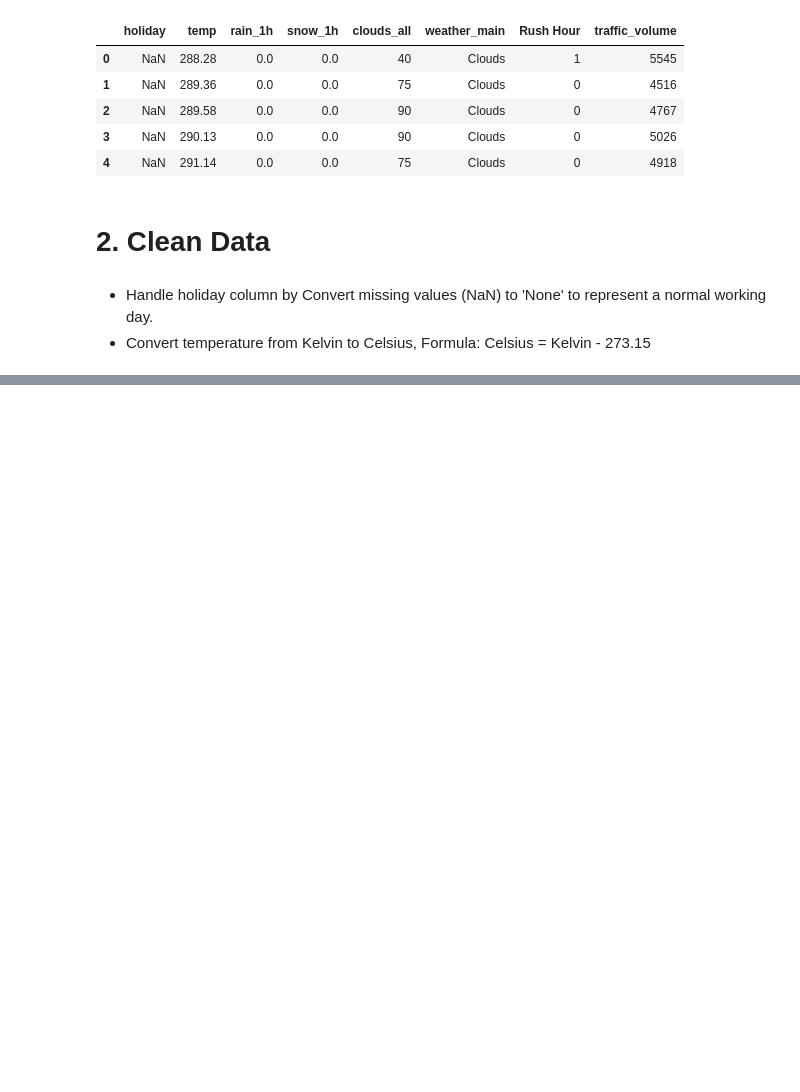
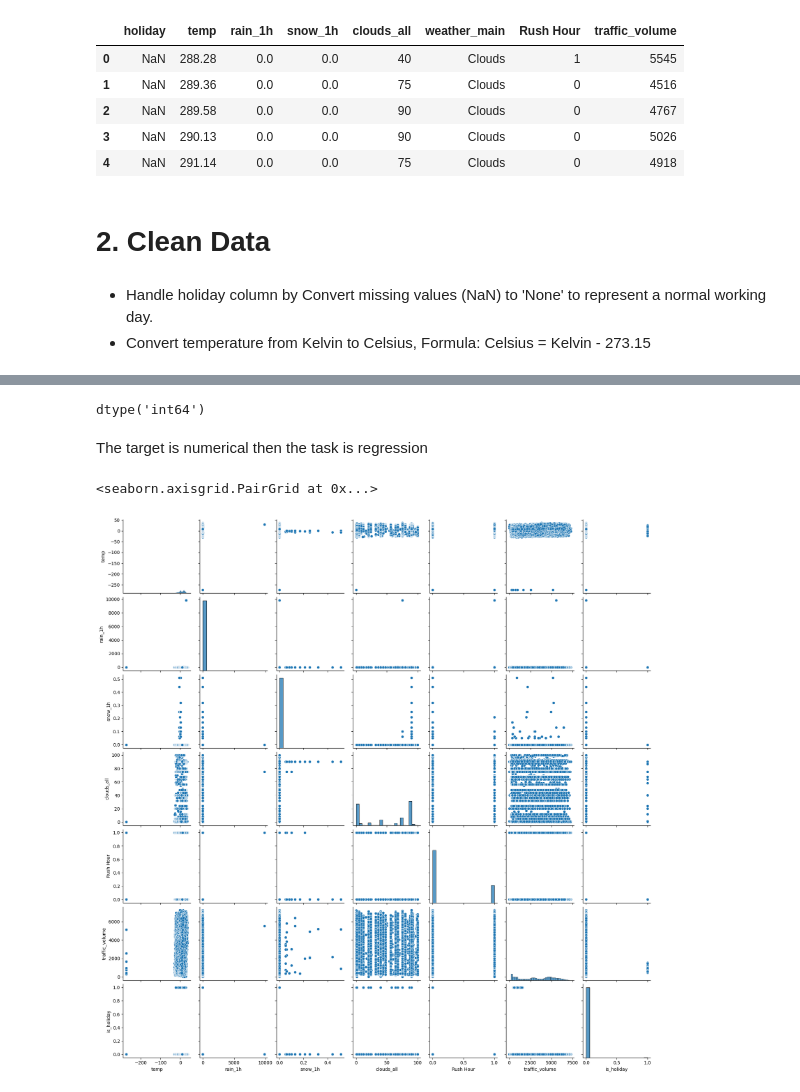
Before and after one commit to HSKdeveloper/ML-Project, a Jupyter notebook: mlProject/em.ipynb, the cells around one changed output, grey strips where cells are left out. Drawn from its saved outputs; the diff is of its cells as text; code cells hidden in the pictures; blank space fills up the shorter version.

```diff
--- a/mlProject/em.ipynb
+++ b/mlProject/em.ipynb
@@ -63,0 +33,23 @@ Unique holiday types recorded:
+# %%
+import pandas as pd
+
+# Handle missing values in 'holiday' and convert to Binary (0 and 1)
+# We use 'None' to identify normal workdays, then map them to 0 and 1
+traffic_data['holiday'] = traffic_data['holiday'].fillna('None')
+traffic_data['is_holiday'] = traffic_data['holiday'].apply(lambda x: 0 if x == 'None' else 1)
+
+# Convert temperature from Kelvin to Celsius
+# Formula: Celsius = Kelvin - 273.15
+traffic_data['temp'] = traffic_data['temp'] - 273.15
+
+# Data Cleaning: Drop unnecessary columns
+# We drop 'holiday' because we created 'is_holiday'
+# We drop 'weather_description' to avoid overfitting (too many categories)
+cols_to_drop = ['holiday']
+traffic_data = traffic_data.drop(columns=cols_to_drop)
+
+# Verify the final structure
+print("Final columns in the dataset:")
+print(traffic_data.columns)
+print("\nFirst 5 rows of the cleaned data:")
+traffic_data.head()
@@ -63,0 +103,6 @@ Unique holiday types recorded:
+# %%
+y.dtype
+# %% [output]
+dtype('int64')
+# %% [markdown]
+The target is numerical then the task is regression
@@ -63,0 +112,5 @@ Unique holiday types recorded:
+# %%
+sns.pairplot(traffic_data)
+# %% [output]
+<seaborn.axisgrid.PairGrid at 0x...>
+[figure, added]
```
Also changed, not shown: parts of 11 cells of this notebook, 6 other files.
